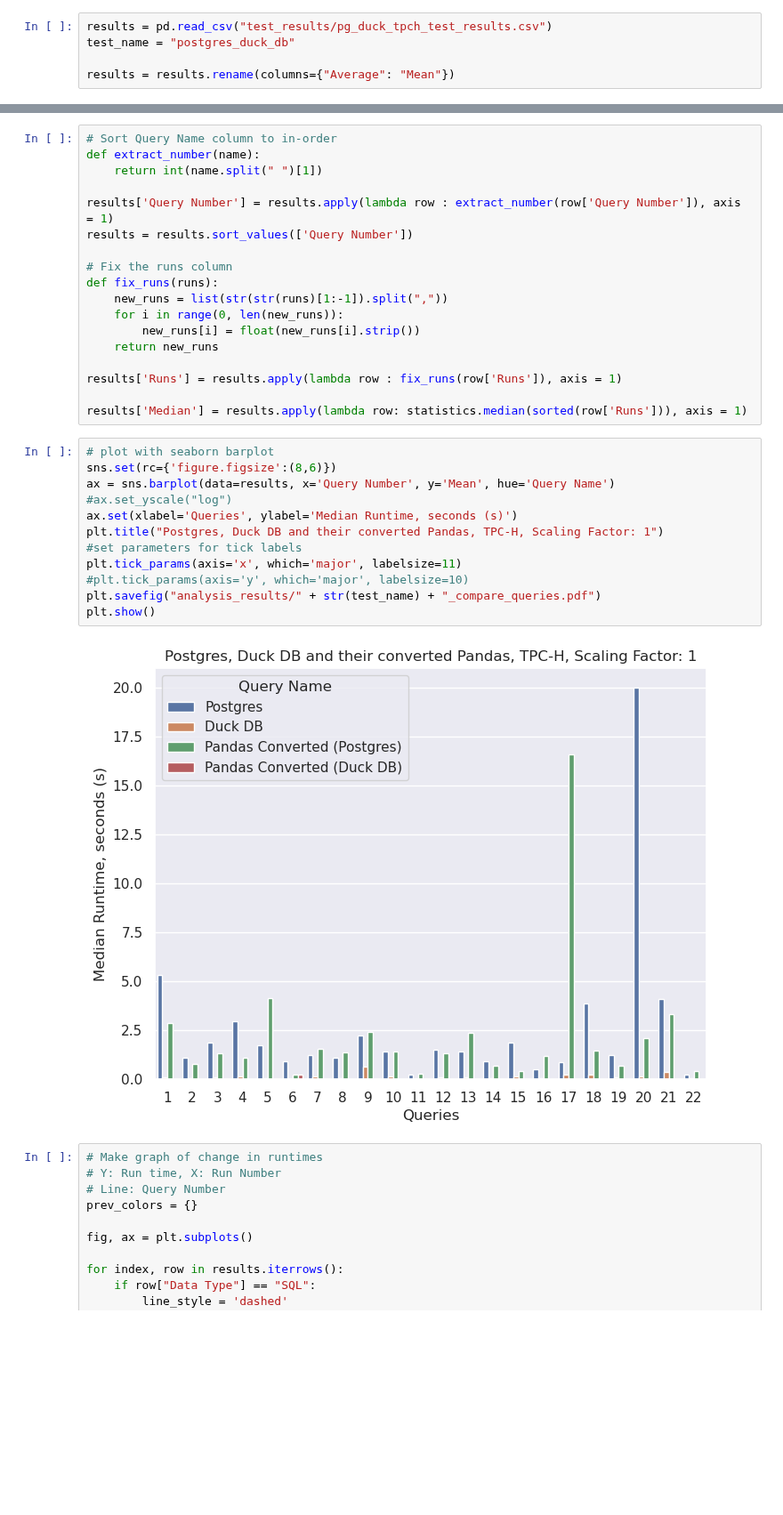
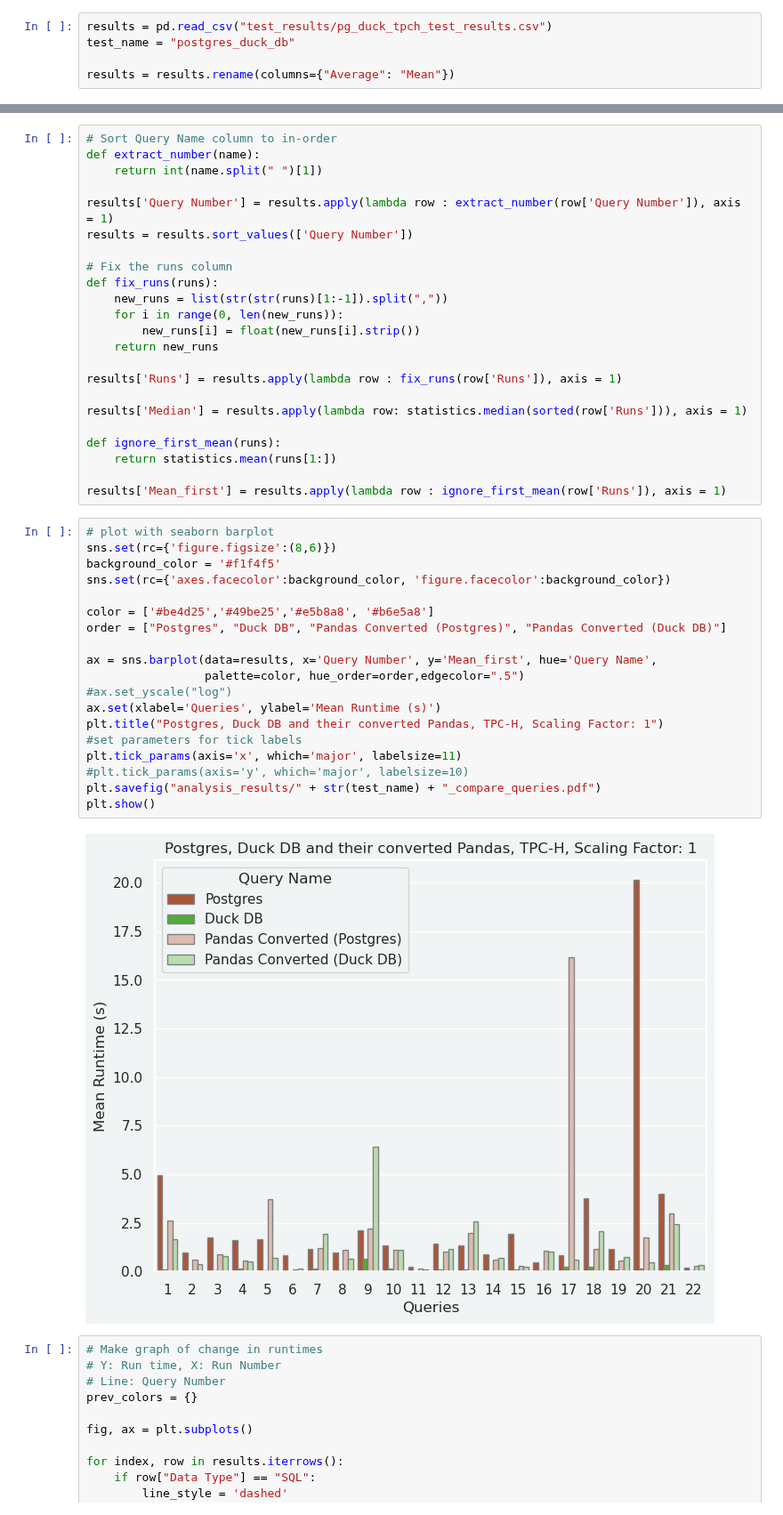
Before and after one commit to groegercesg/QueryBridge, a Jupyter notebook: benchmarking/analysis.ipynb, the cells around one changed output, grey strips where cells are left out. Shown at 89% size. Cells and saved outputs as stored; diff of their text form; blank space fills up the shorter version.

Commit message:
Ran benchmarker, exported results, created graphs

```diff
--- a/benchmarking/analysis.ipynb
+++ b/benchmarking/analysis.ipynb
@@ -55,20 +59,32 @@ def fix_runs(runs):
 results['Runs'] = results.apply(lambda row : fix_runs(row['Runs']), axis = 1)
 
 results['Median'] = results.apply(lambda row: statistics.median(sorted(row['Runs'])), axis = 1)
+
+def ignore_first_mean(runs):
+    return statistics.mean(runs[1:])
+
+results['Mean_first'] = results.apply(lambda row : ignore_first_mean(row['Runs']), axis = 1)
 # %%
 # plot with seaborn barplot
 sns.set(rc={'figure.figsize':(8,6)})
-ax = sns.barplot(data=results, x='Query Number', y='Mean', hue='Query Name')
+background_color = '#f1f4f5'
+sns.set(rc={'axes.facecolor':background_color, 'figure.facecolor':background_color})
+
+color = ['#be4d25','#49be25','#e5b8a8', '#b6e5a8']
+order = ["Postgres", "Duck DB", "Pandas Converted (Postgres)", "Pandas Converted (Duck DB)"]
+
+ax = sns.barplot(data=results, x='Query Number', y='Mean_first', hue='Query Name',
+                 palette=color, hue_order=order,edgecolor=".5")
 #ax.set_yscale("log")
-ax.set(xlabel='Queries', ylabel='Median Runtime, seconds (s)')
+ax.set(xlabel='Queries', ylabel='Mean Runtime (s)')
 plt.title("Postgres, Duck DB and their converted Pandas, TPC-H, Scaling Factor: 1")
 #set parameters for tick labels
 plt.tick_params(axis='x', which='major', labelsize=11)
 #plt.tick_params(axis='y', which='major', labelsize=10)
 plt.savefig("analysis_results/" + str(test_name) + "_compare_queries.pdf")
 plt.show()
 # %% [output]
-[figure, old version]
+[figure, new version]
 # %%
 # Make graph of change in runtimes
 # Y: Run time, X: Run Number
```
Also changed, not shown: parts of 3 cells of this notebook, 5 other files.
